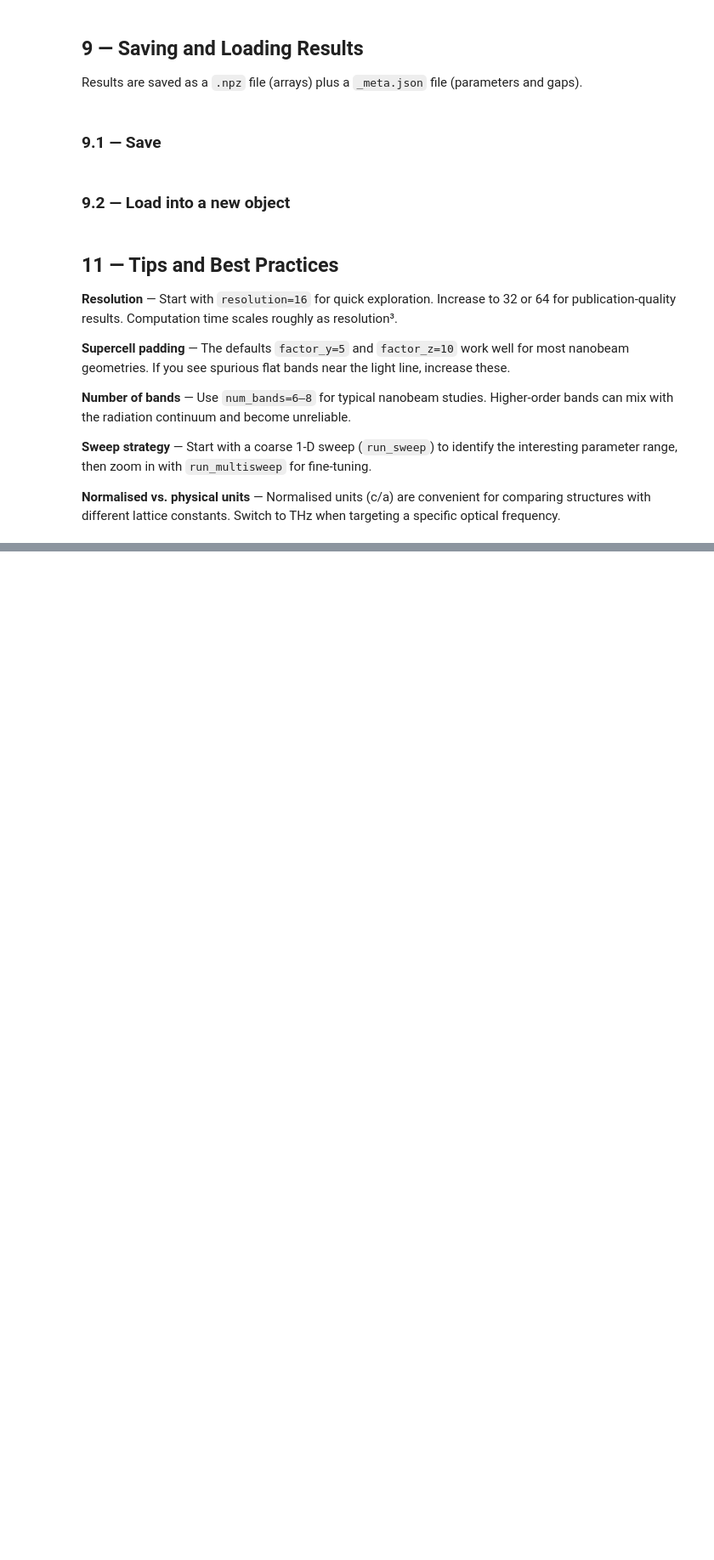
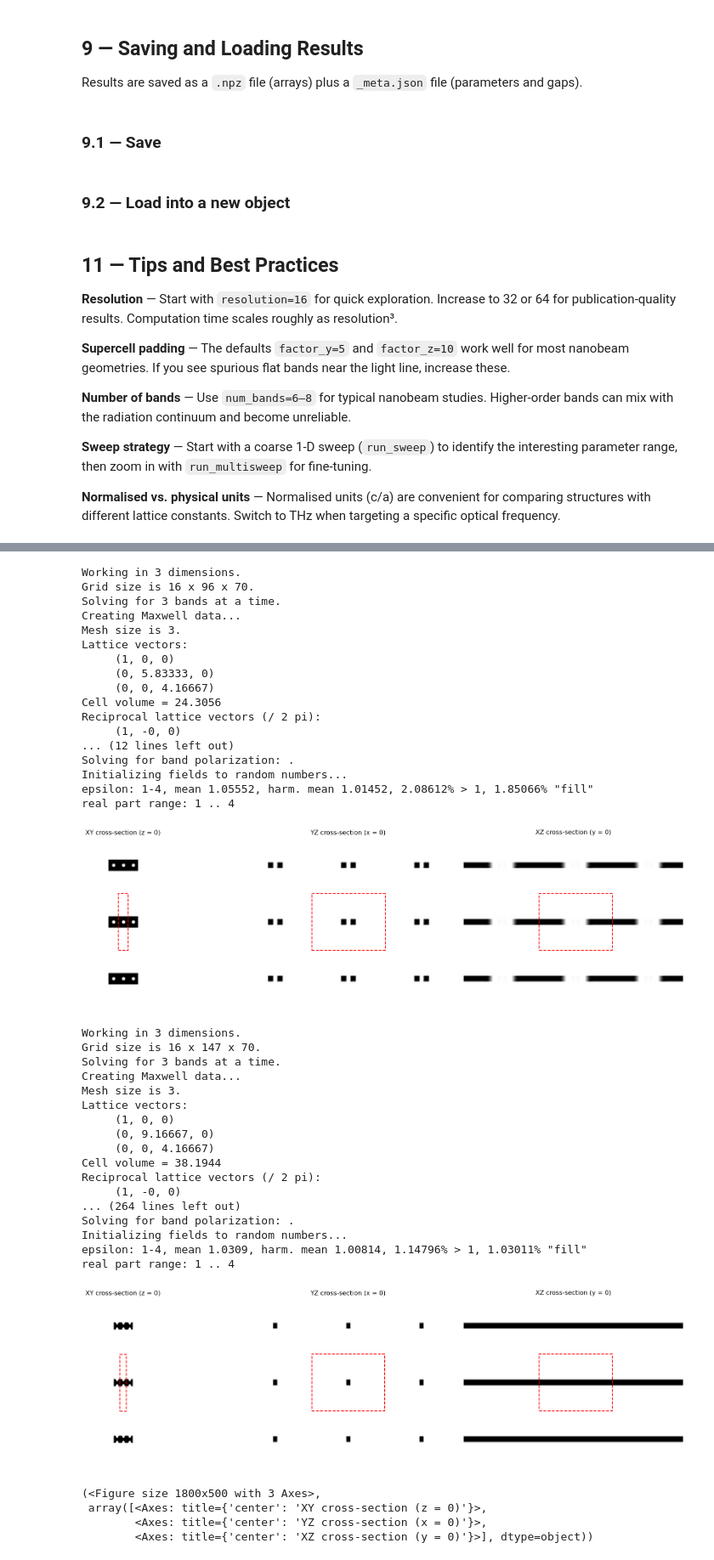
Before and after one commit to Ma-Lab-Cal/nanophotonic_cavity_sim, a Jupyter notebook: bandstructure_tutorial.ipynb, the cells around one changed output, grey strips where cells are left out. Shown at 85% size. Saved outputs shown, nothing was run; the diff lists cells and outputs as text; code cells hidden in the pictures; blank space fills up the shorter version.

```diff
--- a/bandstructure_tutorial.ipynb
+++ b/bandstructure_tutorial.ipynb
@@ -441,0 +392,67 @@ optical frequency.
+# %%
+thickness = 0.25
+wl0 = 1.324
+freq0 = C0 / wl0
+
+
+Lx = 0.6
+Ly = 0.7
+dx = 0.2
+dy = 0.2
+
+sim = BandStructureSim(
+    Lx=Lx, Ly=Ly, thickness=thickness,
+    geometry="ellipse", geometry_params=[dx, dy],
+    material_index=2.0, num_bands=3, resolution=16,
+)
+sim.init_solver()
+sim.plot_epsilon()
+
+sim = BandStructureSim(
+    Lx=Lx, Ly=Ly, thickness=thickness,
+    geometry="sawtooth_round_intruded", geometry_params=[dx, dy, 0.2],
+    material_index=2.0, num_bands=3, resolution=16,
+)
+sim.init_solver()
+sim.plot_epsilon()
+# %% [output]
+Working in 3 dimensions.
+Grid size is 16 x 96 x 70.
+Solving for 3 bands at a time.
+Creating Maxwell data...
+Mesh size is 3.
+Lattice vectors:
+     (1, 0, 0)
+     (0, 5.83333, 0)
+     (0, 0, 4.16667)
+Cell volume = 24.3056
+Reciprocal lattice vectors (/ 2 pi):
+     (1, -0, 0)
+... (12 lines left out)
+Solving for band polarization: .
+Initializing fields to random numbers...
+epsilon: 1-4, mean 1.05552, harm. mean 1.01452, 2.08612% > 1, 1.85066% "fill"
+real part range: 1 .. 4
+[figure, added]
+Working in 3 dimensions.
+Grid size is 16 x 147 x 70.
+Solving for 3 bands at a time.
+Creating Maxwell data...
+Mesh size is 3.
+Lattice vectors:
+     (1, 0, 0)
+     (0, 9.16667, 0)
+     (0, 0, 4.16667)
+Cell volume = 38.1944
+Reciprocal lattice vectors (/ 2 pi):
+     (1, -0, 0)
+... (264 lines left out)
+Solving for band polarization: .
+Initializing fields to random numbers...
+epsilon: 1-4, mean 1.0309, harm. mean 1.00814, 1.14796% > 1, 1.03011% "fill"
+real part range: 1 .. 4
+[figure, added]
+(<Figure size 1800x500 with 3 Axes>,
+ array([<Axes: title={'center': 'XY cross-section (z = 0)'}>,
+        <Axes: title={'center': 'YZ cross-section (x = 0)'}>,
+        <Axes: title={'center': 'XZ cross-section (y = 0)'}>], dtype=object))
```
Also changed, not shown: parts of 3 cells of this notebook.
